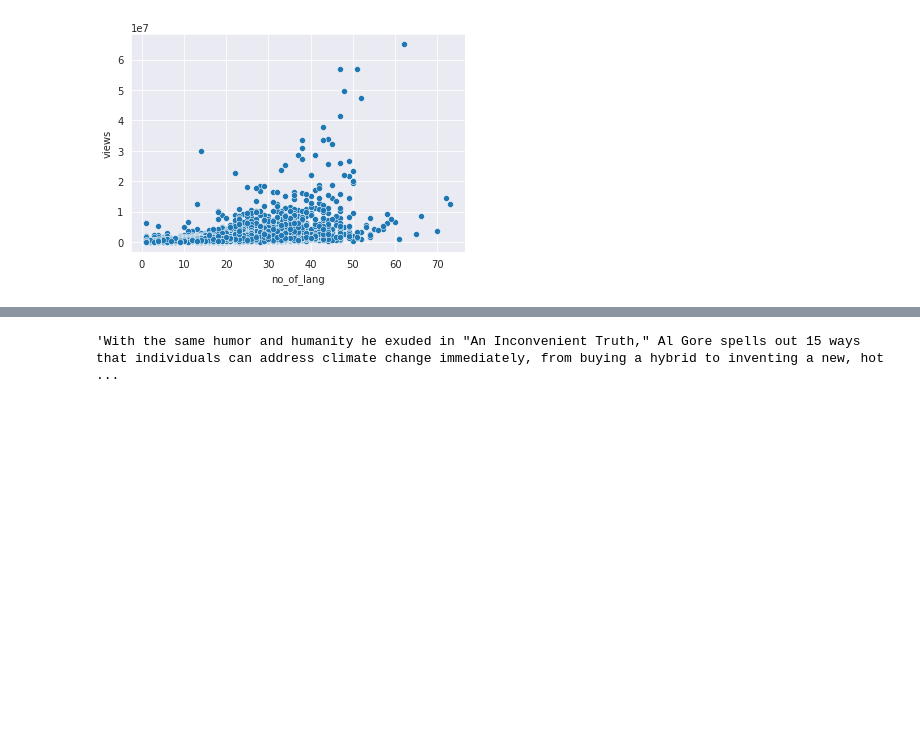
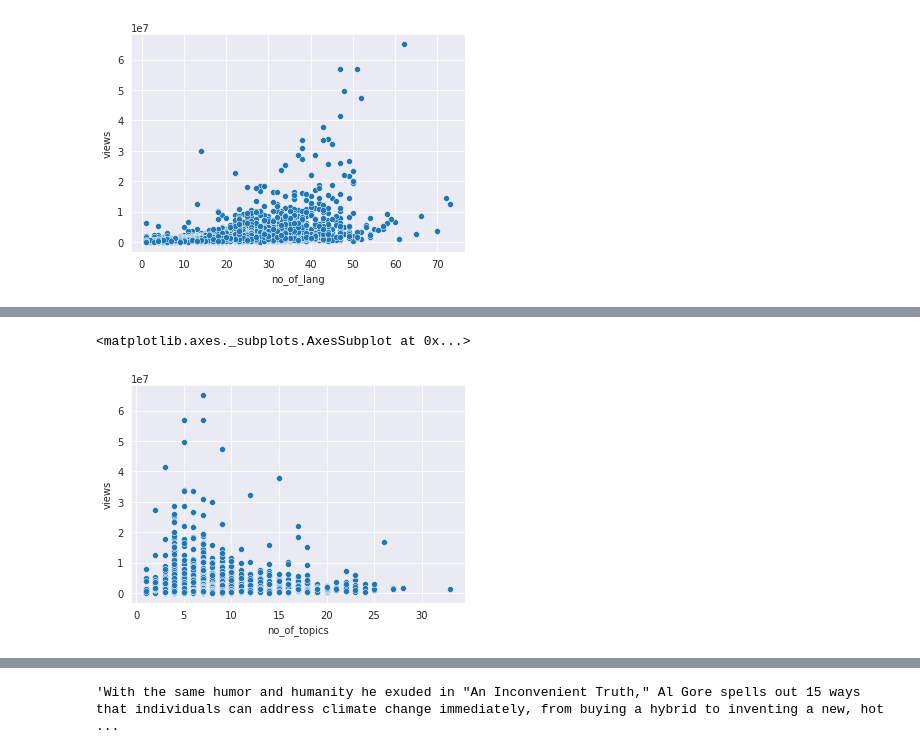
Before and after one commit to ankitbittu/Ted-talk-views-prediction, a Jupyter notebook: Copy_of_Ted_talk_views_prediction.ipynb, the cells around one changed output, grey strips where cells are left out. Saved outputs shown, nothing was run; the diff lists cells and outputs as text; code cells hidden in the pictures; blank space fills up the shorter version.

```diff
--- a/Copy_of_Ted_talk_views_prediction.ipynb
+++ b/Copy_of_Ted_talk_views_prediction.ipynb
@@ -553,3 +555,7 @@ Name: release_year, Length: 4005, dtype: int64
+# %%
+df_copy['release_month'] = df_copy['release_month'].astype('int')
+# %%
+df_copy['months_ago'] = ((2020 - df_copy['release_year'])*12 + df_copy['release_month'])
 # %%
 #encoding of release_day column with corresponding week day name
 week_day={0:'Monday',1:'Tuesday',2:'Wednesday',3:'Thursday',4:'Friday',5:'Saturday',6:'Sunday'}
@@ -681,6 +703,6 @@ topics_df = pd.DataFrame(df_copy['topics'].explode().value_counts()).reset_index
 # %%
-x = topics_df.head(10)
-x
+x_ = topics_df.head(10)
+x_
 # %% [output]
 |  | index | topics |
 | 0 | science | 993 |
@@ -777,0 +791,2 @@ plt.show()
+# %%
+df_copy['no_of_topics'] = df_copy['topics'].apply(len)
@@ -777,0 +808,5 @@ plt.show()
+# %%
+sns.scatterplot(x=df_copy['no_of_topics'],y=df_copy['views'])
+# %% [output]
+<matplotlib.axes._subplots.AxesSubplot at 0x...>
+[figure, added]
```
Also changed, not shown: parts of 59 cells of this notebook.
